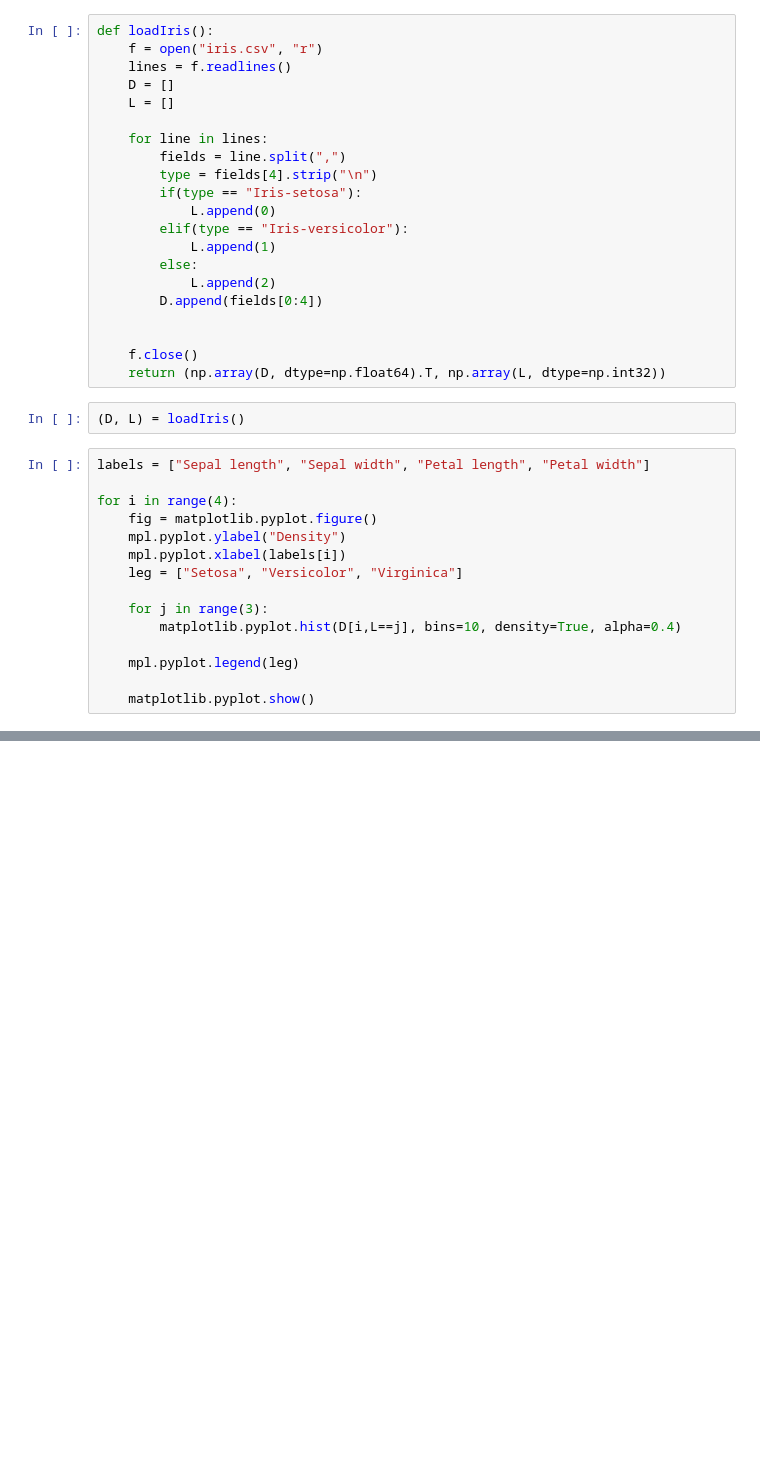
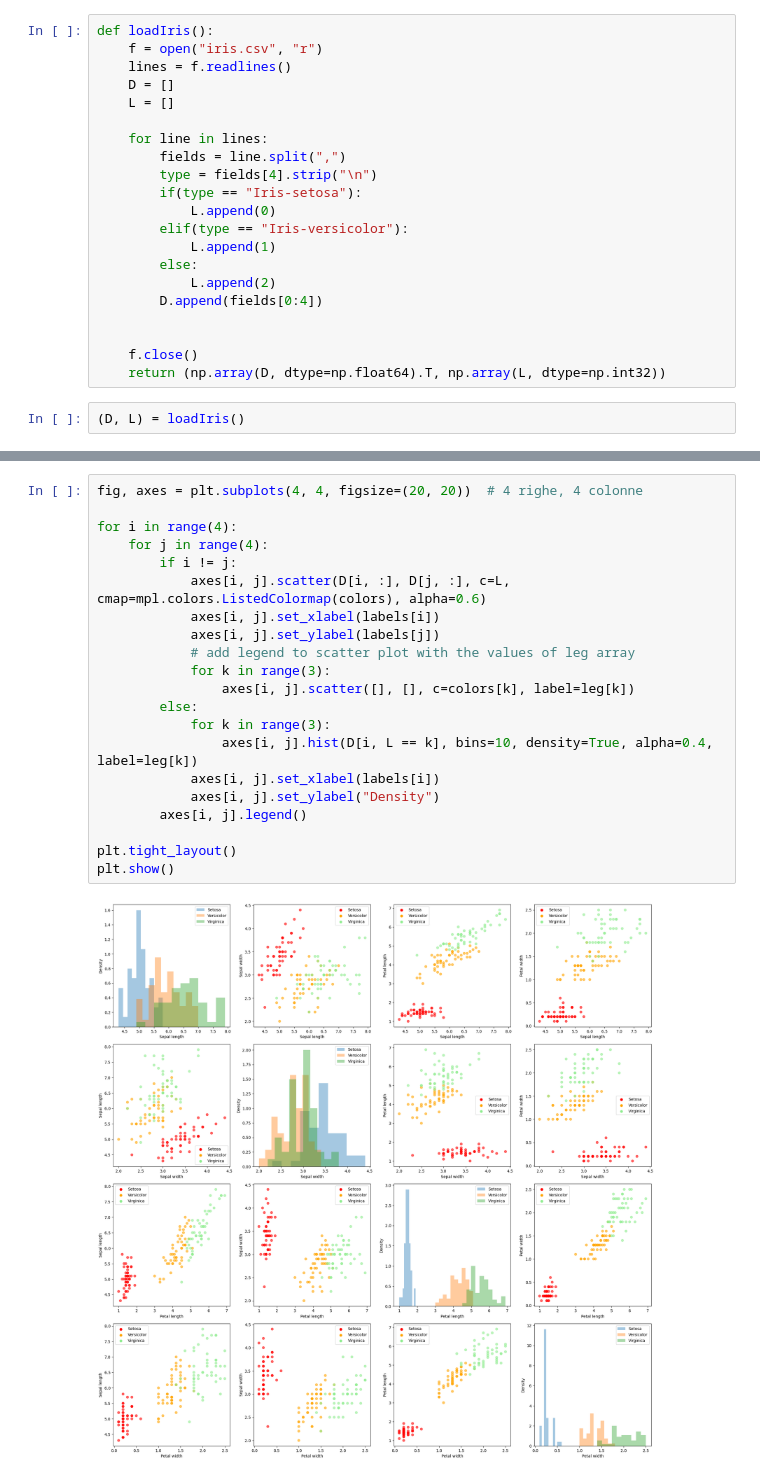
Before and after one commit to BorlinaEdoardo/Machine-Learning-Pattern-Recognition-Polito, a Jupyter notebook: lab2/lab2.ipynb, the cells around one changed output, grey strips where cells are left out. Cells and saved outputs as stored; diff of their text form; blank space fills up the shorter version.

Commit message:
feat(lab 2 graph 2)

```diff
--- a/lab2/lab2.ipynb
+++ b/lab2/lab2.ipynb
@@ -27,18 +27,3 @@ def loadIris():
     return (np.array(D, dtype=np.float64).T, np.array(L, dtype=np.int32))
 # %%
 (D, L) = loadIris()
-# %%
-labels = ["Sepal length", "Sepal width", "Petal length", "Petal width"]
-
-for i in range(4):
-    fig = matplotlib.pyplot.figure()
-    mpl.pyplot.ylabel("Density")
-    mpl.pyplot.xlabel(labels[i])
-    leg = ["Setosa", "Versicolor", "Virginica"]
-
-    for j in range(3):
-        matplotlib.pyplot.hist(D[i,L==j], bins=10, density=True, alpha=0.4)
-
-    mpl.pyplot.legend(leg)
-
-    matplotlib.pyplot.show()
@@ -70,3 +49,26 @@ plt.tight_layout()
 plt.show()
 # %% [output]
 [figure]
+# %%
+fig, axes = plt.subplots(4, 4, figsize=(20, 20))  # 4 righe, 4 colonne
+
+for i in range(4):
+    for j in range(4):
+        if i != j:
+            axes[i, j].scatter(D[i, :], D[j, :], c=L, cmap=mpl.colors.ListedColormap(colors), alpha=0.6)
+            axes[i, j].set_xlabel(labels[i])
+            axes[i, j].set_ylabel(labels[j])
+            # add legend to scatter plot with the values of leg array
+            for k in range(3):
+                axes[i, j].scatter([], [], c=colors[k], label=leg[k])
+        else:
+            for k in range(3):
+                axes[i, j].hist(D[i, L == k], bins=10, density=True, alpha=0.4, label=leg[k])
+            axes[i, j].set_xlabel(labels[i])
+            axes[i, j].set_ylabel("Density")
+        axes[i, j].legend()
+
+plt.tight_layout()
+plt.show()
+# %% [output]
+[figure, added]
```
Also changed, not shown: parts of 3 cells of this notebook, 2 other files.
